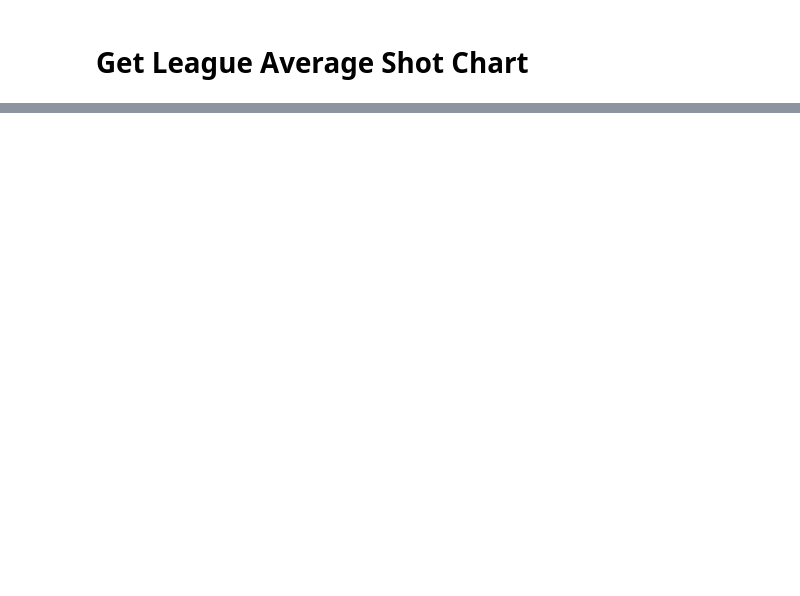
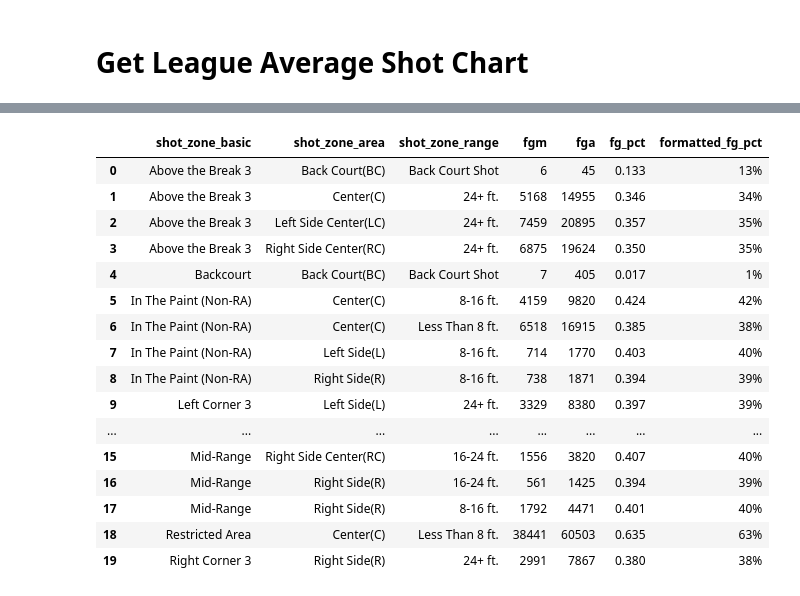
Before and after one commit to SpecCRA/vlads_data_project, a Jupyter notebook: get_shots_data.ipynb, the cells around one changed output, grey strips where cells are left out. Cells and saved outputs as stored; diff of their text form; code cells hidden in the pictures; blank space fills up the shorter version.

Commit message:
reformatted and updated shots data

```diff
--- a/get_shots_data.ipynb
+++ b/get_shots_data.ipynb
@@ -218,5 +305,5 @@ league_avg = ShotChartDetail(
 # %%
 league_avg_df = league_avg.data_sets[1].get_data_frame() # league averages is 1
 league_avg_df = rename_cols(league_avg_df)
-league_avg_df.fg_pct = league_avg_df.fg_pct * 100
-league_avg_df.fg_pct = round(league_avg_df.fg_pct, 1).astype(str) + '%'
+league_avg_df['rounded_fg_pct'] = (league_avg_df.fg_pct * 100).astype(int)
+league_avg_df['formatted_fg_pct'] = round(league_avg_df.rounded_fg_pct).astype(str) + '%'
@@ -245,0 +346,16 @@ league_avg_df.to_json('data/shots_league_avg.json', orient = 'records')
+# %%
+# Filter out working columns
+out_spurs_df = clean_spurs_shots_df[[
+    'game_id', 'team_name', 'shot_zone_area', 'shot_zone_range', 'fg',
+    'formatted_fg_pct', 'formatted_fgpct_diff'
+]].copy()
+
+out_opp_df = clean_opp_shots_df[[
+    'game_id', 'team_name', 'shot_zone_area', 'shot_zone_range', 'fg',
+    'formatted_fg_pct', 'formatted_fgpct_diff'
+]].copy()
+
+out_league_avg_df = league_avg_df[[
+    'shot_zone_basic', 'shot_zone_area', 'shot_zone_range',
+    'fgm', 'fga', 'fg_pct', 'formatted_fg_pct'
+]].copy()
@@ -245,0 +403,20 @@ league_avg_df.to_json('data/shots_league_avg.json', orient = 'records')
+# %%
+out_league_avg_df
+# %% [output]
+|  | shot_zone_basic | shot_zone_area | shot_zone_range | fgm | fga | fg_pct | formatted_fg_pct |
+| 0 | Above the Break 3 | Back Court(BC) | Back Court Shot | 6 | 45 | 0.133 | 13% |
+| 1 | Above the Break 3 | Center(C) | 24+ ft. | 5168 | 14955 | 0.346 | 34% |
+| 2 | Above the Break 3 | Left Side Center(LC) | 24+ ft. | 7459 | 20895 | 0.357 | 35% |
+| 3 | Above the Break 3 | Right Side Center(RC) | 24+ ft. | 6875 | 19624 | 0.350 | 35% |
+| 4 | Backcourt | Back Court(BC) | Back Court Shot | 7 | 405 | 0.017 | 1% |
+| 5 | In The Paint (Non-RA) | Center(C) | 8-16 ft. | 4159 | 9820 | 0.424 | 42% |
+| 6 | In The Paint (Non-RA) | Center(C) | Less Than 8 ft. | 6518 | 16915 | 0.385 | 38% |
+| 7 | In The Paint (Non-RA) | Left Side(L) | 8-16 ft. | 714 | 1770 | 0.403 | 40% |
+| 8 | In The Paint (Non-RA) | Right Side(R) | 8-16 ft. | 738 | 1871 | 0.394 | 39% |
+| 9 | Left Corner 3 | Left Side(L) | 24+ ft. | 3329 | 8380 | 0.397 | 39% |
+| ... | ... | ... | ... | ... | ... | ... | ... |
+| 15 | Mid-Range | Right Side Center(RC) | 16-24 ft. | 1556 | 3820 | 0.407 | 40% |
+| 16 | Mid-Range | Right Side(R) | 16-24 ft. | 561 | 1425 | 0.394 | 39% |
+| 17 | Mid-Range | Right Side(R) | 8-16 ft. | 1792 | 4471 | 0.401 | 40% |
+| 18 | Restricted Area | Center(C) | Less Than 8 ft. | 38441 | 60503 | 0.635 | 63% |
+| 19 | Right Corner 3 | Right Side(R) | 24+ ft. | 2991 | 7867 | 0.380 | 38% |
```
Also changed, not shown: parts of 30 cells of this notebook, 4 other files.
